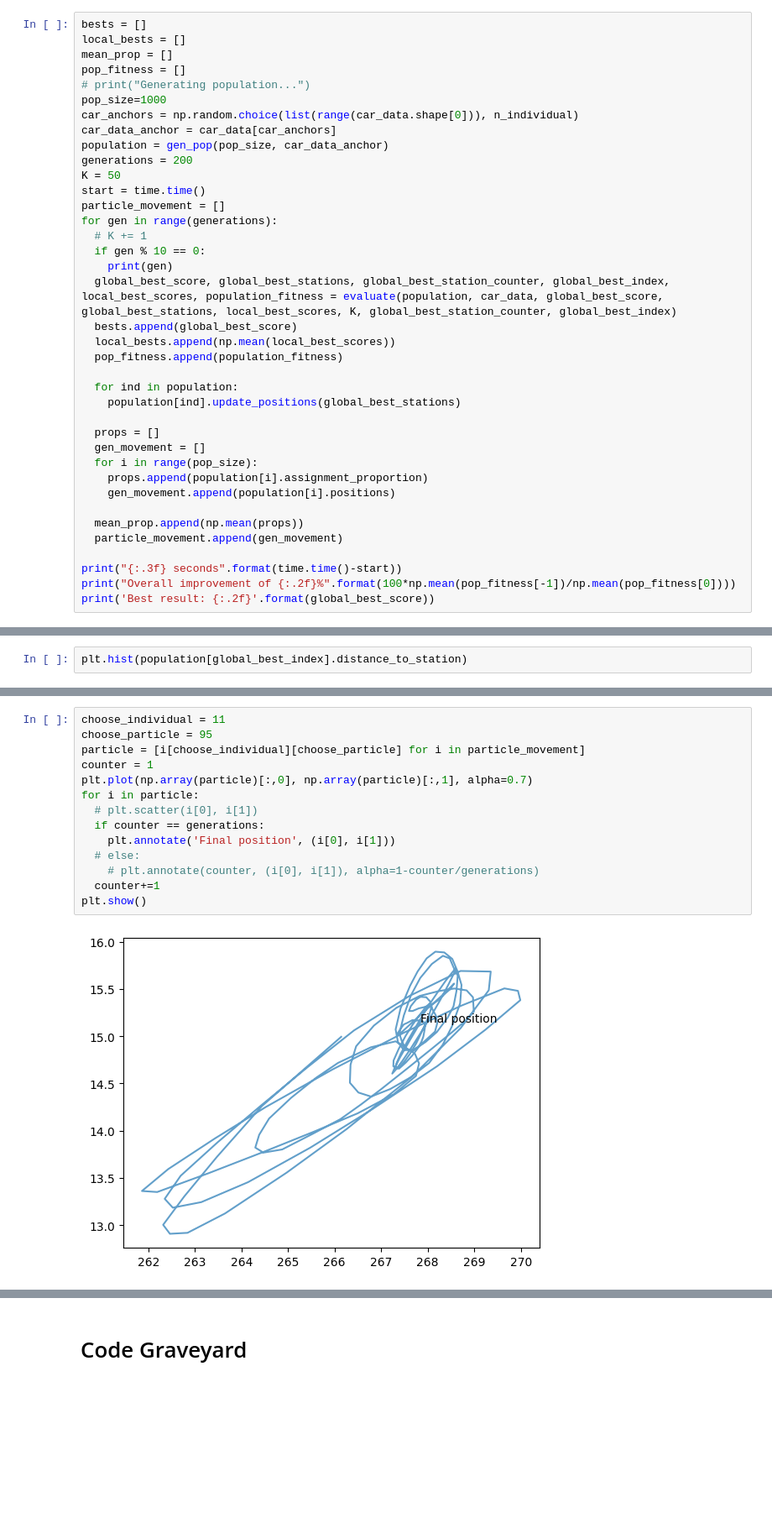
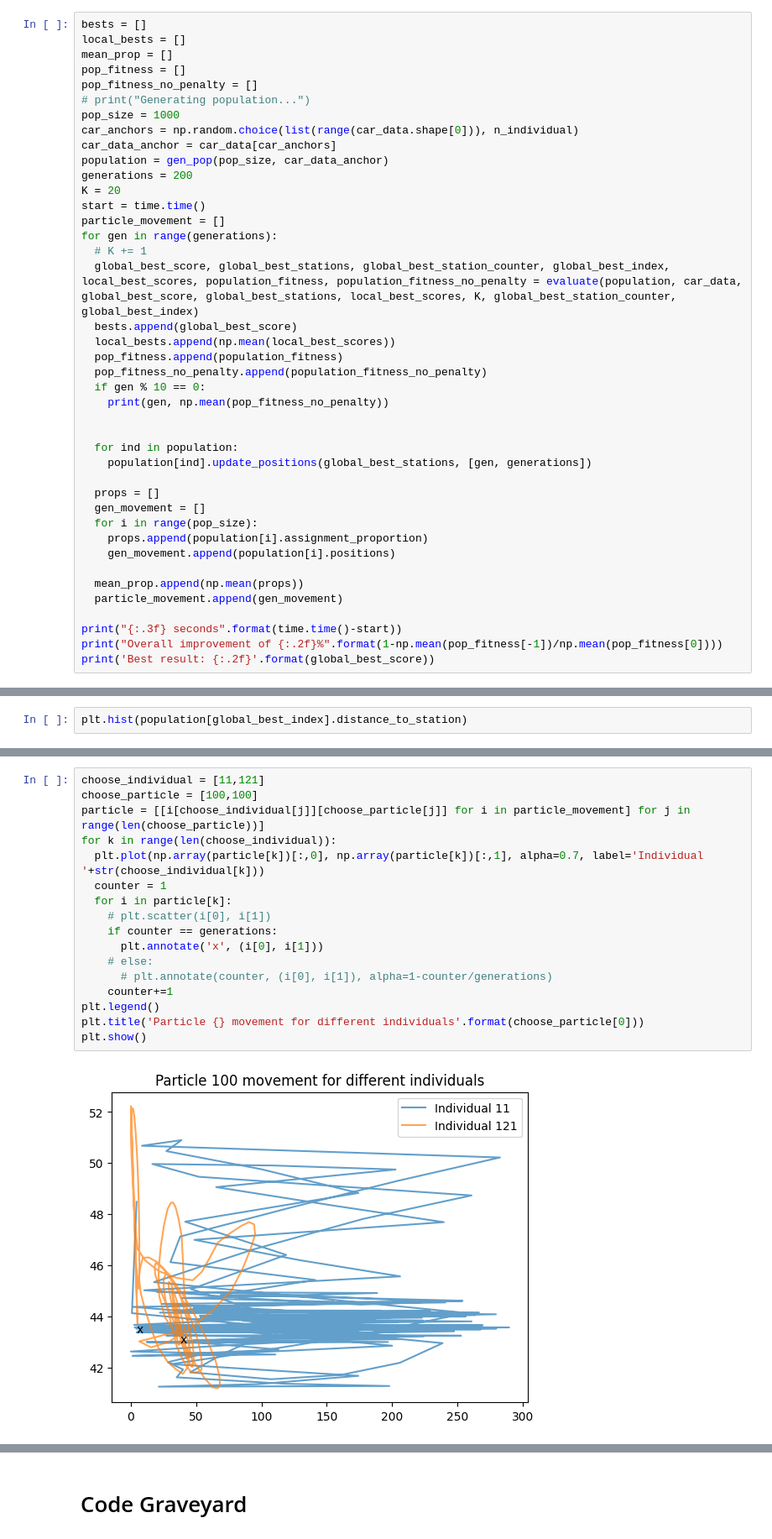
Before and after one commit to ikerforce/mopta, a Jupyter notebook: src/PSO_KNN.ipynb, the cells around one changed output, grey strips where cells are left out. Shown at 84% size. Saved outputs shown, nothing was run; the diff lists cells and outputs as text; blank space fills up the shorter version.

```diff
--- a/src/PSO_KNN.ipynb
+++ b/src/PSO_KNN.ipynb
@@ -341,26 +358,29 @@ bests = []
 local_bests = []
 mean_prop = []
 pop_fitness = []
+pop_fitness_no_penalty = []
 # print("Generating population...")
-pop_size=1000
+pop_size = 1000
 car_anchors = np.random.choice(list(range(car_data.shape[0])), n_individual)
 car_data_anchor = car_data[car_anchors]
 population = gen_pop(pop_size, car_data_anchor)
 generations = 200
-K = 50
+K = 20
 start = time.time()
 particle_movement = []
 for gen in range(generations):
   # K += 1
-  if gen % 10 == 0:
-    print(gen)
-  global_best_score, global_best_stations, global_best_station_counter, global_best_index, local_best_scores, population_fitness = evaluate(population, car_data, global_best_score, global_best_stations, local_best_scores, K, global_best_station_counter, global_best_index)
+  global_best_score, global_best_stations, global_best_station_counter, global_best_index, local_best_scores, population_fitness, population_fitness_no_penalty = evaluate(population, car_data, global_best_score, global_best_stations, local_best_scores, K, global_best_station_counter, global_best_index)
   bests.append(global_best_score)
   local_bests.append(np.mean(local_best_scores))
   pop_fitness.append(population_fitness)
+  pop_fitness_no_penalty.append(population_fitness_no_penalty)
+  if gen % 10 == 0:
+    print(gen, np.mean(pop_fitness_no_penalty))
+
 
   for ind in population:
-    population[ind].update_positions(global_best_stations)
+    population[ind].update_positions(global_best_stations, [gen, generations])
 
   props = []
   gen_movement = []
@@ -372,6 +392,6 @@ for gen in range(generations):
   particle_movement.append(gen_movement)
 
 print("{:.3f} seconds".format(time.time()-start))
-print("Overall improvement of {:.2f}%".format(100*np.mean(pop_fitness[-1])/np.mean(pop_fitness[0])))
+print("Overall improvement of {:.2f}%".format(1-np.mean(pop_fitness[-1])/np.mean(pop_fitness[0])))
 print('Best result: {:.2f}'.format(global_best_score))
 # %% [output]
@@ -443,18 +459,21 @@ plt.legend()
 <matplotlib.legend.Legend at 0x...>
 [figure]
 # %%
-choose_individual = 11
-choose_particle = 95
-particle = [i[choose_individual][choose_particle] for i in particle_movement]
-counter = 1
-plt.plot(np.array(particle)[:,0], np.array(particle)[:,1], alpha=0.7)
-for i in particle:
-  # plt.scatter(i[0], i[1])
-  if counter == generations:
-    plt.annotate('Final position', (i[0], i[1]))
-  # else:
-    # plt.annotate(counter, (i[0], i[1]), alpha=1-counter/generations)
-  counter+=1
+choose_individual = [11,121]
+choose_particle = [100,100]
+particle = [[i[choose_individual[j]][choose_particle[j]] for i in particle_movement] for j in range(len(choose_particle))]
+for k in range(len(choose_individual)):
+  plt.plot(np.array(particle[k])[:,0], np.array(particle[k])[:,1], alpha=0.7, label='Individual '+str(choose_individual[k]))
+  counter = 1
+  for i in particle[k]:
+    # plt.scatter(i[0], i[1])
+    if counter == generations:
+      plt.annotate('x', (i[0], i[1]))
+    # else:
+      # plt.annotate(counter, (i[0], i[1]), alpha=1-counter/generations)
+    counter+=1
+plt.legend()
+plt.title('Particle {} movement for different individuals'.format(choose_particle[0]))
 plt.show()
 # %% [output]
-[figure, old version]
+[figure, new version]
```
Also changed, not shown: parts of 24 cells of this notebook, 2 other files.
